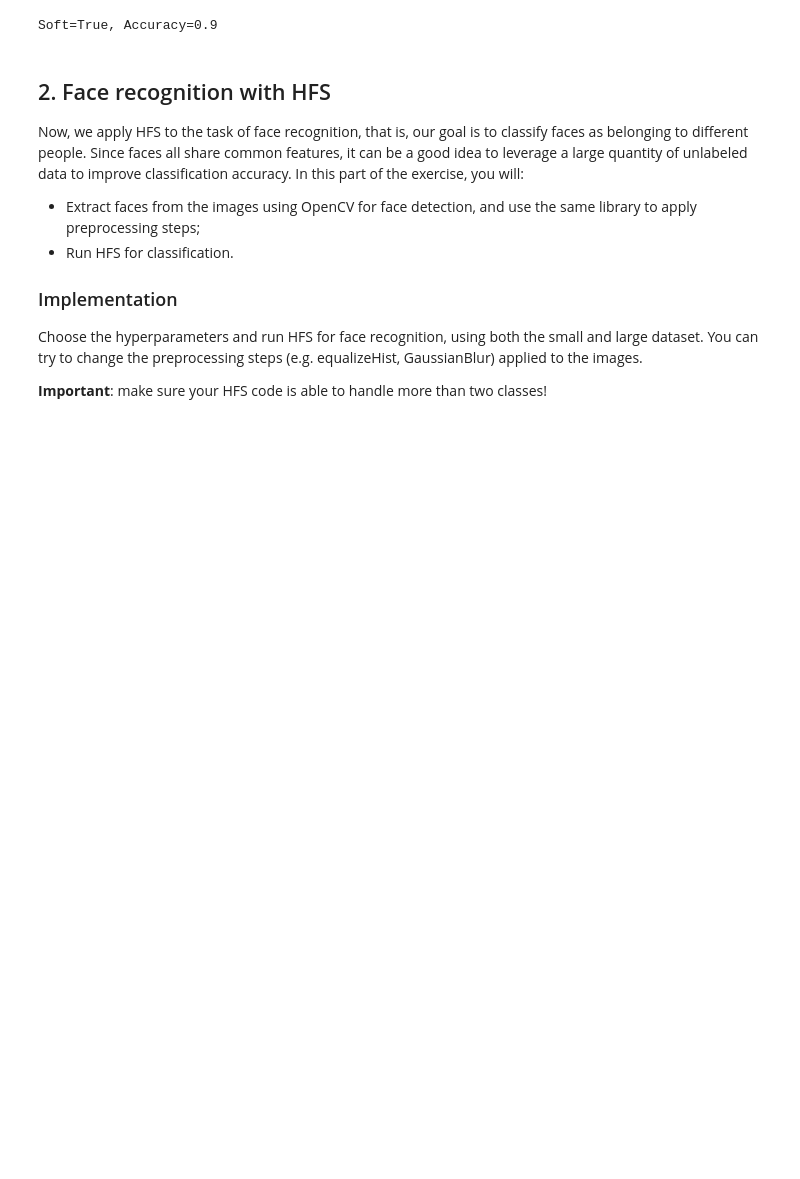
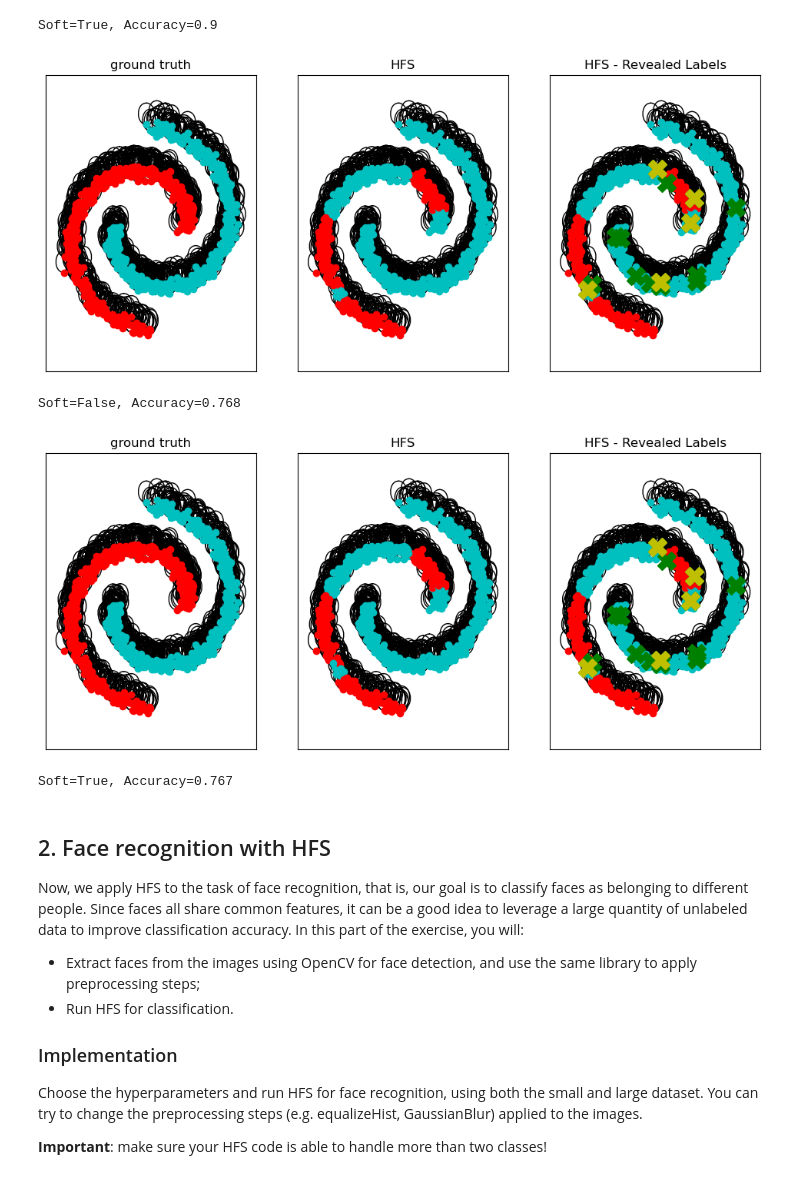
Before and after one commit to BenjaminDeporte/TP2_Graphs_SSL_2025_02_25, a Jupyter notebook: Deporte_Benjamin_SSL.ipynb, the cells around one changed output. Cells and saved outputs as stored; diff of their text form; code cells hidden in the pictures; blank space fills up the shorter version.

```diff
--- a/Deporte_Benjamin_SSL.ipynb
+++ b/Deporte_Benjamin_SSL.ipynb
@@ -425,6 +425,23 @@ X, Y, soft_labels, soft_accuracy = two_moons_hfs(l=10, l_noisy=5, soft=True, dat
 Soft=False, Accuracy=0.91
 [figure]
 Soft=True, Accuracy=0.9
+# %%
+# Two Moons large dataset
+
+# Comparing
+seed = 42  # To run several times with random outcomes, set seed=None. Otherwise, set a seed for reproducibility.
+plot = True
+dataset = 'data_2moons_hfs_large.mat'
+
+X, Y, hard_labels, hard_accuracy = two_moons_hfs(l=10, l_noisy=5, soft=False, dataset=dataset,
+                                                 plot=plot, seed=seed, **params)
+X, Y, soft_labels, soft_accuracy = two_moons_hfs(l=10, l_noisy=5, soft=True, dataset=dataset,
+                                                 plot=plot, seed=seed, **params)
+# %% [output]
+[figure, added]
+Soft=False, Accuracy=0.768
+[figure, added]
+Soft=True, Accuracy=0.767
 # %% [markdown]
 ## 2. Face recognition with HFS
 
```
Also changed, not shown: parts of 26 cells of this notebook, 1 other file.
